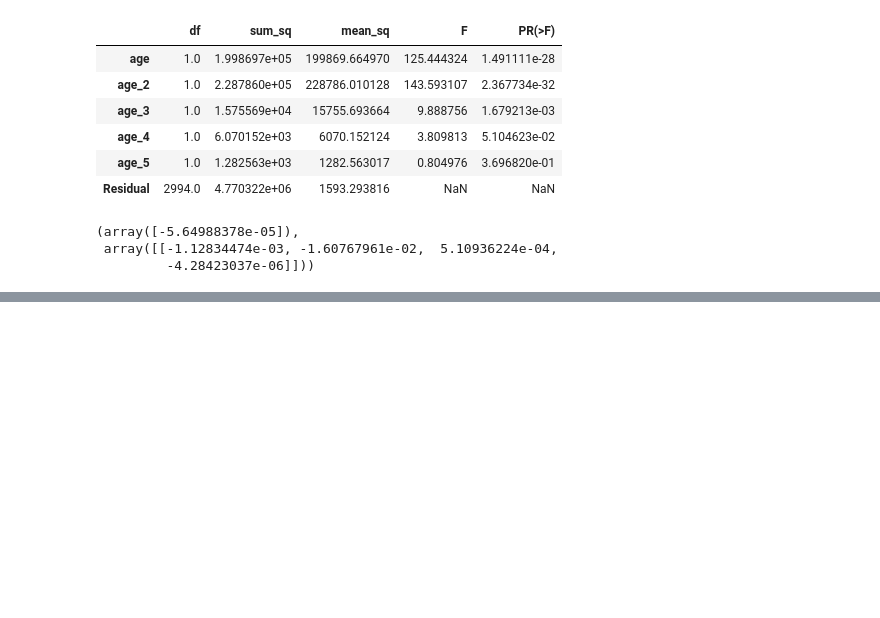
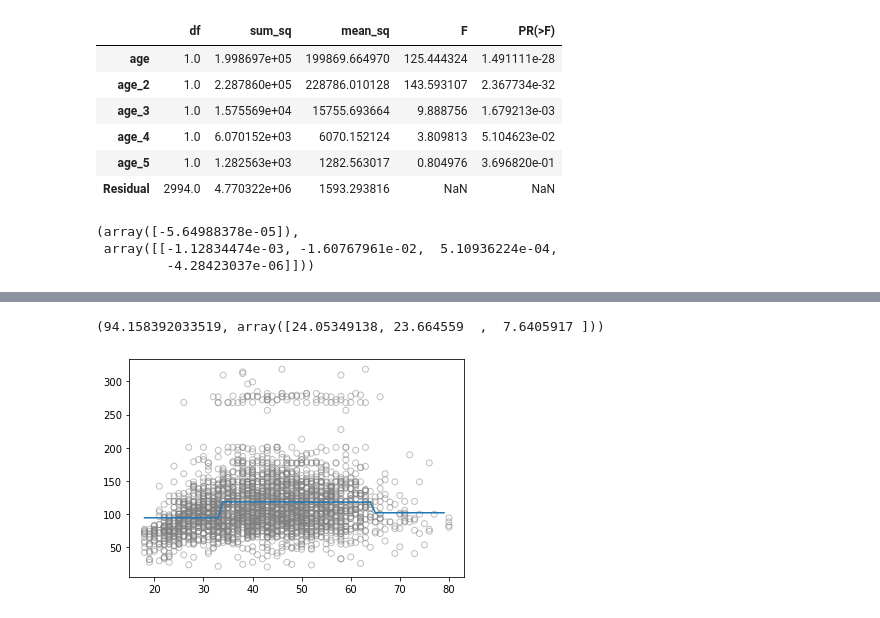
Before and after one commit to cheris8/ESC_ML_STUDY, a Jupyter notebook: LAB/Lab_07_김채형.ipynb, the cells around one changed output, grey strips where cells are left out. Drawn from its saved outputs; the diff is of its cells as text; code cells hidden in the pictures; blank space fills up the shorter version.

```diff
--- a/LAB/Lab_07_김채형.ipynb
+++ b/LAB/Lab_07_김채형.ipynb
@@ -174,0 +188,3 @@ gam.intercept_, gam.coef_
+# %%
+wage_step = pd.concat([wage.age, age_step, wage.wage, wage.wage_250], keys=['age', 'age_step', 'wage', 'wage_250'], axis=1)
+wage_step
@@ -174,0 +205,3 @@ gam.intercept_, gam.coef_
+# %%
+X = pd.get_dummies(wage_step.age_step) # 더미변수 생성
+X
@@ -174,0 +222,3 @@ gam.intercept_, gam.coef_
+# %%
+X = X.drop(X.columns[0], axis=1)
+X
@@ -174,0 +239,16 @@ gam.intercept_, gam.coef_
+# %%
+y = wage_step.wage
+lr_step = LinearRegression(fit_intercept=True)
+lr_step.fit(X, y)
+lr_step.intercept_, lr_step.coef_
+# %% [output]
+(94.158392033519, array([24.05349138, 23.664559  ,  7.6405917 ]))
+# %%
+age_grid_bins = np.digitize(age_grid.ravel(), bins)
+X_test = pd.get_dummies(age_grid_bins).drop(1, axis=1)
+lin_pred = lr_step.predict(X_test)
+
+plt.scatter(wage_step.age, wage.wage, marker='o', color='gray', alpha=0.5, facecolor='None')
+plt.plot(age_grid, lin_pred);
+# %% [output]
+[figure, added]
```
Also changed, not shown: parts of 13 cells of this notebook.
